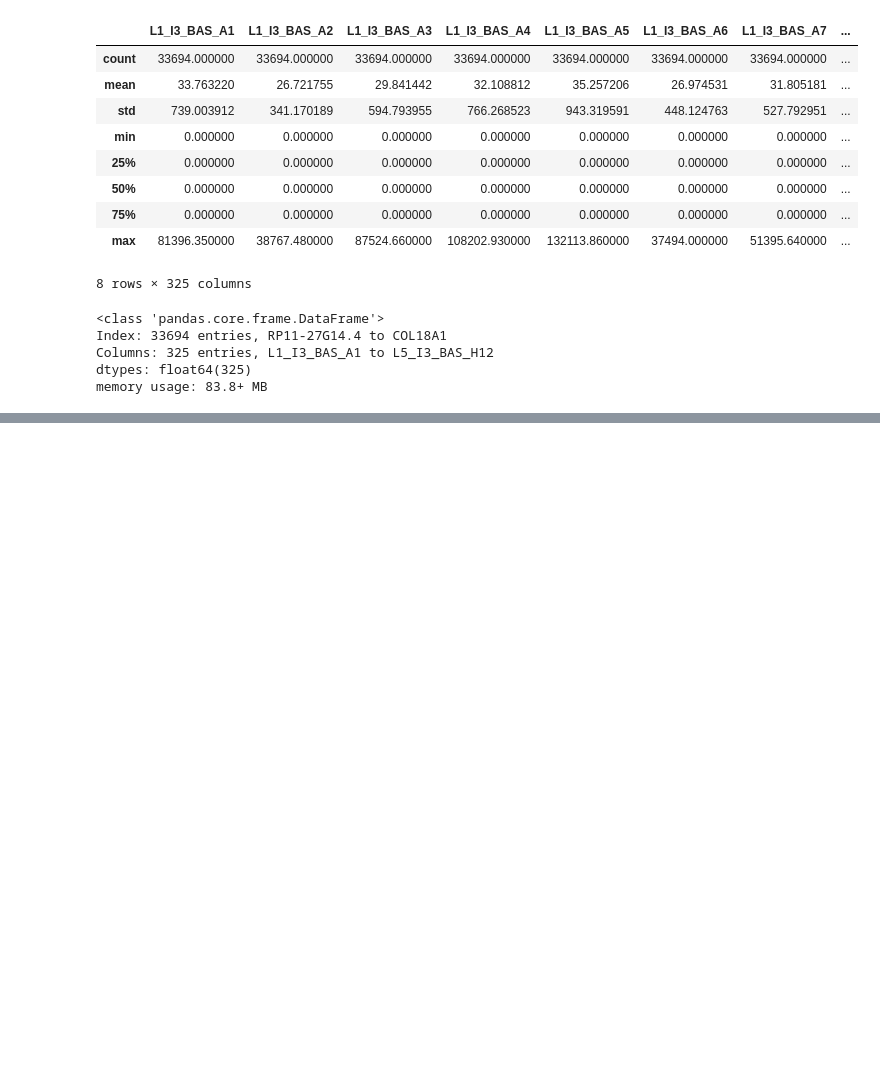
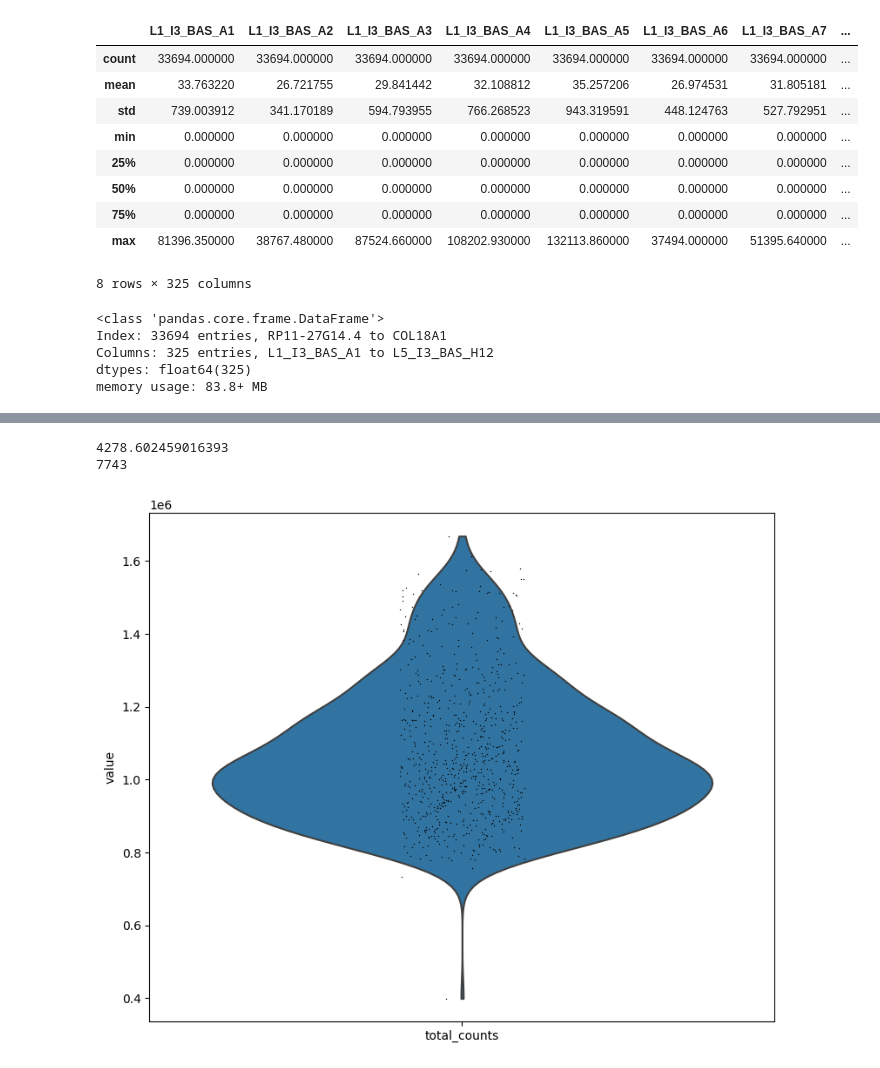
Before and after one commit to daphnetsolissou/scRNAseq-CellTypeClassifier-breast-epithelium, a Jupyter notebook: dataset1_exploration.ipynb, the cells around one changed output, grey strips where cells are left out. Saved outputs shown, nothing was run; the diff lists cells and outputs as text; code cells hidden in the pictures; blank space fills up the shorter version.

```diff
--- a/dataset1_exploration.ipynb
+++ b/dataset1_exploration.ipynb
@@ -120,0 +171,8 @@ memory usage: 83.8+ MB
+# %%
+adata_temp = ad.AnnData(ind1_transpose)
+# sc.pp.log1p(adata_temp)
+sc.pp.filter_cells(adata_temp, min_genes=900)
+sc.pp.filter_genes(adata_temp, min_cells=3)
+# sc.pp.filter_cells(adata_temp, min_genes=900)
+# adata.obs['donor'] = ['I1']*len(ind1_transpose)
+print(adata_temp.shape)
@@ -120,0 +183,7 @@ memory usage: 83.8+ MB
+# %%
+adata_tmp1 = ad.AnnData(ind2_transpose)
+# sc.pp.log1p(adata_tmp1)
+sc.pp.filter_cells(adata_tmp1, min_genes=900)
+sc.pp.filter_genes(adata_tmp1, min_cells=3)
+# sc.pp.filter_cells(adata_tmp1, min_genes=900)
+print(adata_tmp1.shape)
@@ -120,0 +194,9 @@ memory usage: 83.8+ MB
+# %%
+adata_tmp2 = ad.AnnData(ind3_transpose)
+# sc.pp.log1p(adata_tmp2)
+sc.pp.filter_cells(adata_tmp2, min_genes=900)
+sc.pp.filter_genes(adata_tmp2, min_cells=3)
+# sc.pp.filter_cells(adata_tmp2, min_genes=900)
+print(adata_tmp2.shape)
+# adata_tmp.obs['donor'] = ['I2']*len(ind2_transpose)
+# print(len(adata_tmp))
@@ -120,0 +207,5 @@ memory usage: 83.8+ MB
+# %%
+adatas = [adata_temp, adata_tmp1, adata_tmp2]
+adata = sc.AnnData.concatenate(*adatas, join='outer', fill_value=0, index_unique=None)
+adata.var_names_make_unique()
+print(adata.shape)
@@ -120,0 +232,13 @@ memory usage: 83.8+ MB
+# %%
+print(adata.obs['n_genes'].mean())
+print(adata.obs[adata.obs['n_genes'] > 4500].n_genes.max())
+# %% [output]
+4278.602459016393
+7743
+# %%
+sc.pp.calculate_qc_metrics(
+    adata, inplace=True, percent_top=[20], log1p=True
+)
+sc.pl.violin(adata, 'total_counts')
+# %% [output]
+[figure, added]
```
Also changed, not shown: parts of 17 cells of this notebook.
